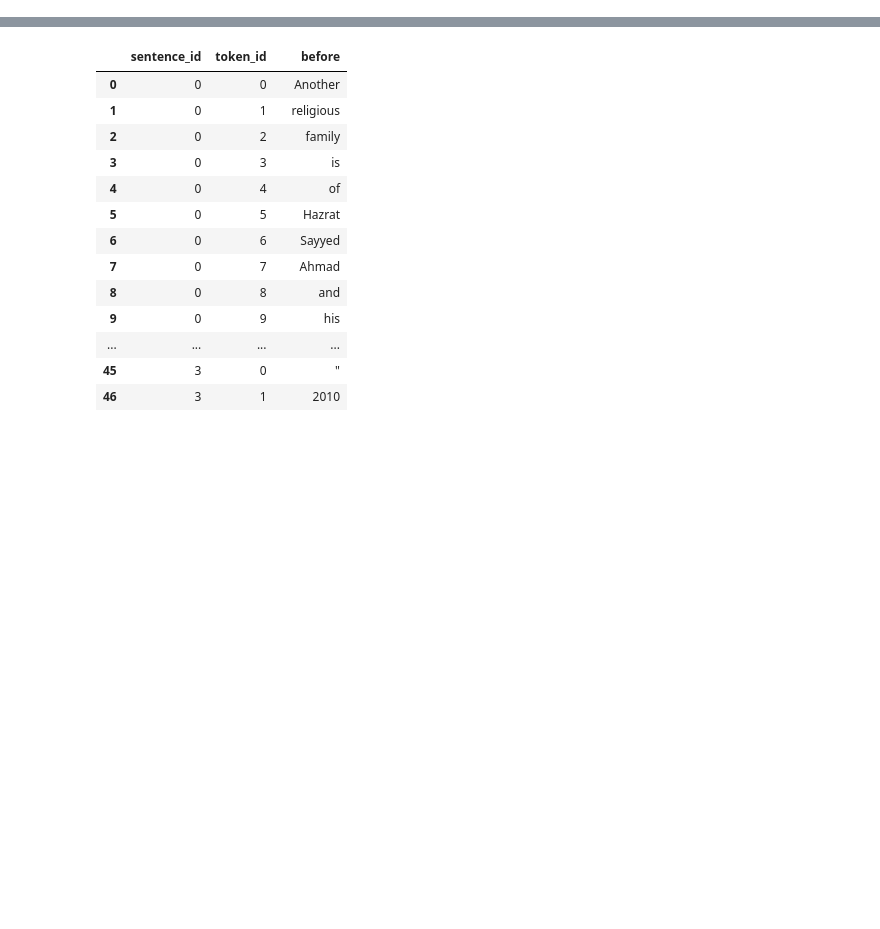
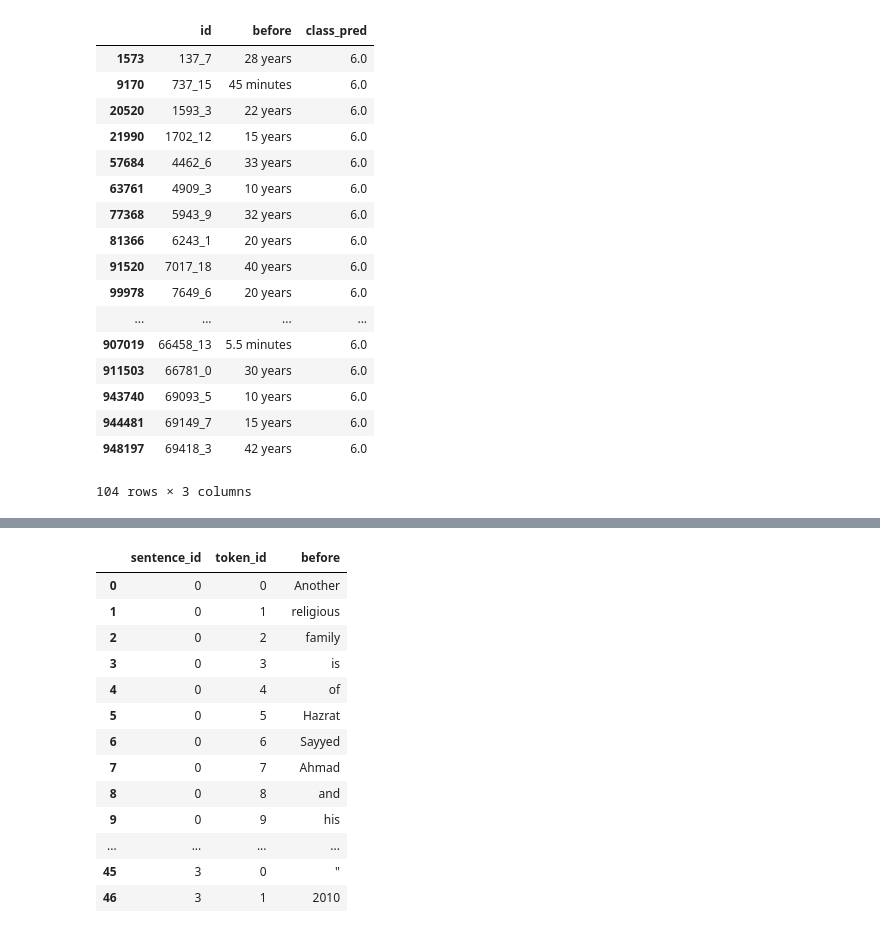
Before and after one commit to applenob/text_normalization, a Jupyter notebook: notebooks/class_pred_check.ipynb, the cells around one changed output, grey strips where cells are left out. Drawn from its saved outputs; the diff is of its cells as text; code cells hidden in the pictures; blank space fills up the shorter version.

```diff
--- a/notebooks/class_pred_check.ipynb
+++ b/notebooks/class_pred_check.ipynb
@@ -37,0 +53,8 @@ Name: class_pred, dtype: int64
+# %%
+def has_measure_string(token):
+    token = str(token)
+    mea_strs = ['years', 'year', 'months', 'month', 'weeks', 'week', 'days', 'day', 'hours', 'minutes', 'min', 'seconds', 'nautical', 'acres', 'hectares', 'tonnes', 'tons', 'kilobytes', 'nanobarns', 'square', 'miles', 'kilometres', 'kilometre', 'kilometers', 'kilometer', 'meters', 'meter', 'metres', 'metre', 'feet', 'yards', 'barrels', 'calories', 'watts', 'knots', 'inches', 'pounds', 'degrees', 'bar', 'Cellos']
+    for one in mea_strs:
+        if one in token:
+            return True
+    return False
@@ -38 +88,22 @@ Name: class_pred, dtype: int64
+# %%
+dec_df.loc[dec_df["before"].apply(has_measure_string)]
+# %% [output]
+|  | id | before | class_pred |
+| 1573 | 137_7 | 28 years | 6.0 |
+| 9170 | 737_15 | 45 minutes | 6.0 |
+| 20520 | 1593_3 | 22 years | 6.0 |
+| 21990 | 1702_12 | 15 years | 6.0 |
+| 57684 | 4462_6 | 33 years | 6.0 |
+| 63761 | 4909_3 | 10 years | 6.0 |
+| 77368 | 5943_9 | 32 years | 6.0 |
+| 81366 | 6243_1 | 20 years | 6.0 |
+| 91520 | 7017_18 | 40 years | 6.0 |
+| 99978 | 7649_6 | 20 years | 6.0 |
+| ... | ... | ... | ... |
+| 907019 | 66458_13 | 5.5 minutes | 6.0 |
+| 911503 | 66781_0 | 30 years | 6.0 |
+| 943740 | 69093_5 | 10 years | 6.0 |
+| 944481 | 69149_7 | 15 years | 6.0 |
+| 948197 | 69418_3 | 42 years | 6.0 |
+104 rows × 3 columns
 # %%
```
Also changed, not shown: parts of 11 cells of this notebook, 32 other files.
